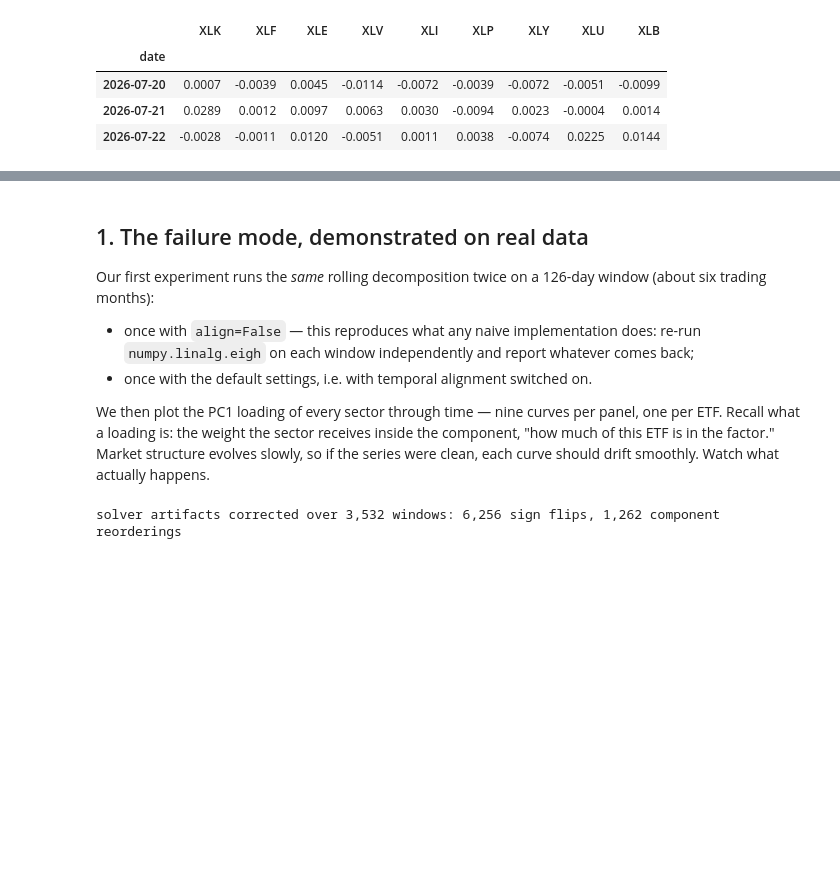
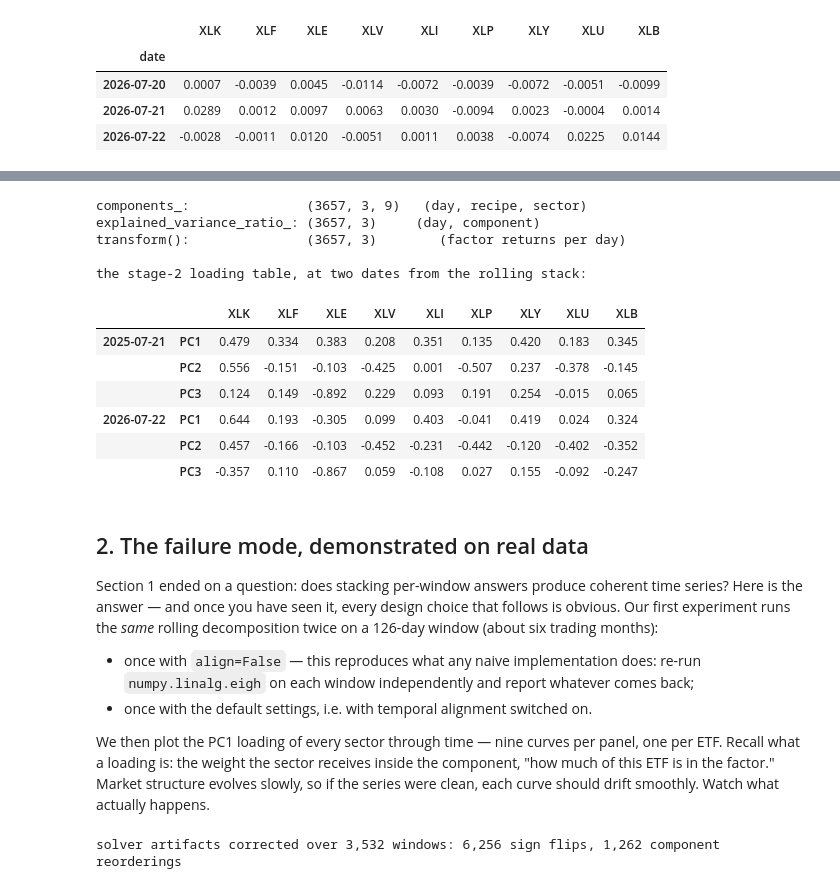
Before and after one commit to mharu997/quantroll, a Jupyter notebook: notebooks/01_stable_rolling_pca.ipynb, the cells around one changed output, grey strips where cells are left out. Drawn from its saved outputs; the diff is of its cells as text; code cells hidden in the pictures; blank space fills up the shorter version.

```diff
--- a/notebooks/01_stable_rolling_pca.ipynb
+++ b/notebooks/01_stable_rolling_pca.ipynb
@@ -62,7 +163,33 @@ panel: 3,657 trading days x 9 sector ETFs, 2012-01-04 -> 2026-07-22
+# %%
+pca_intro = RollingPCA(n_components=3, window=126).fit(R)
+
+print(f"components_:               {pca_intro.components_.shape}   (day, recipe, sector)")
+print(f"explained_variance_ratio_: {pca_intro.explained_variance_ratio_.shape}     (day, component)")
+print(f"transform():               {pca_intro.transform().shape}        (factor returns per day)")
+
+t_then, t_now = -253, -1                    # one trading year apart
+tables = {R.index[t].strftime("%Y-%m-%d"): pd.DataFrame(
+              pca_intro.components_[t], index=["PC1", "PC2", "PC3"], columns=sectors)
+          for t in (t_then, t_now)}
+print("\nthe stage-2 loading table, at two dates from the rolling stack:")
+pd.concat(tables).round(3)
+# %% [output]
+components_:               (3657, 3, 9)   (day, recipe, sector)
+explained_variance_ratio_: (3657, 3)     (day, component)
+transform():               (3657, 3)        (factor returns per day)
+
+the stage-2 loading table, at two dates from the rolling stack:
+|  |  | XLK | XLF | XLE | XLV | XLI | XLP | XLY | XLU | XLB |
+| 2025-07-21 | PC1 | 0.479 | 0.334 | 0.383 | 0.208 | 0.351 | 0.135 | 0.420 | 0.183 | 0.345 |
+|  | PC2 | 0.556 | -0.151 | -0.103 | -0.425 | 0.001 | -0.507 | 0.237 | -0.378 | -0.145 |
+|  | PC3 | 0.124 | 0.149 | -0.892 | 0.229 | 0.093 | 0.191 | 0.254 | -0.015 | 0.065 |
+| 2026-07-22 | PC1 | 0.644 | 0.193 | -0.305 | 0.099 | 0.403 | -0.041 | 0.419 | 0.024 | 0.324 |
+|  | PC2 | 0.457 | -0.166 | -0.103 | -0.452 | -0.231 | -0.442 | -0.120 | -0.402 | -0.352 |
+|  | PC3 | -0.357 | 0.110 | -0.867 | 0.059 | -0.108 | 0.027 | 0.155 | -0.092 | -0.247 |
 # %% [markdown]
-## 1. The failure mode, demonstrated on real data
+## 2. The failure mode, demonstrated on real data
 
-Our first experiment runs the *same* rolling decomposition twice on a 126-day window (about six trading months):
+Section 1 ended on a question: does stacking per-window answers produce coherent time series? Here is the answer — and once you have seen it, every design choice that follows is obvious. Our first experiment runs the *same* rolling decomposition twice on a 126-day window (about six trading months):
 
 - once with `align=False` — this reproduces what any naive implementation does: re-run `numpy.linalg.eigh` on each window independently and report whatever comes back;
 - once with the default settings, i.e. with temporal alignment switched on.
```
Also changed, not shown: parts of 14 cells of this notebook, 6 other files.
